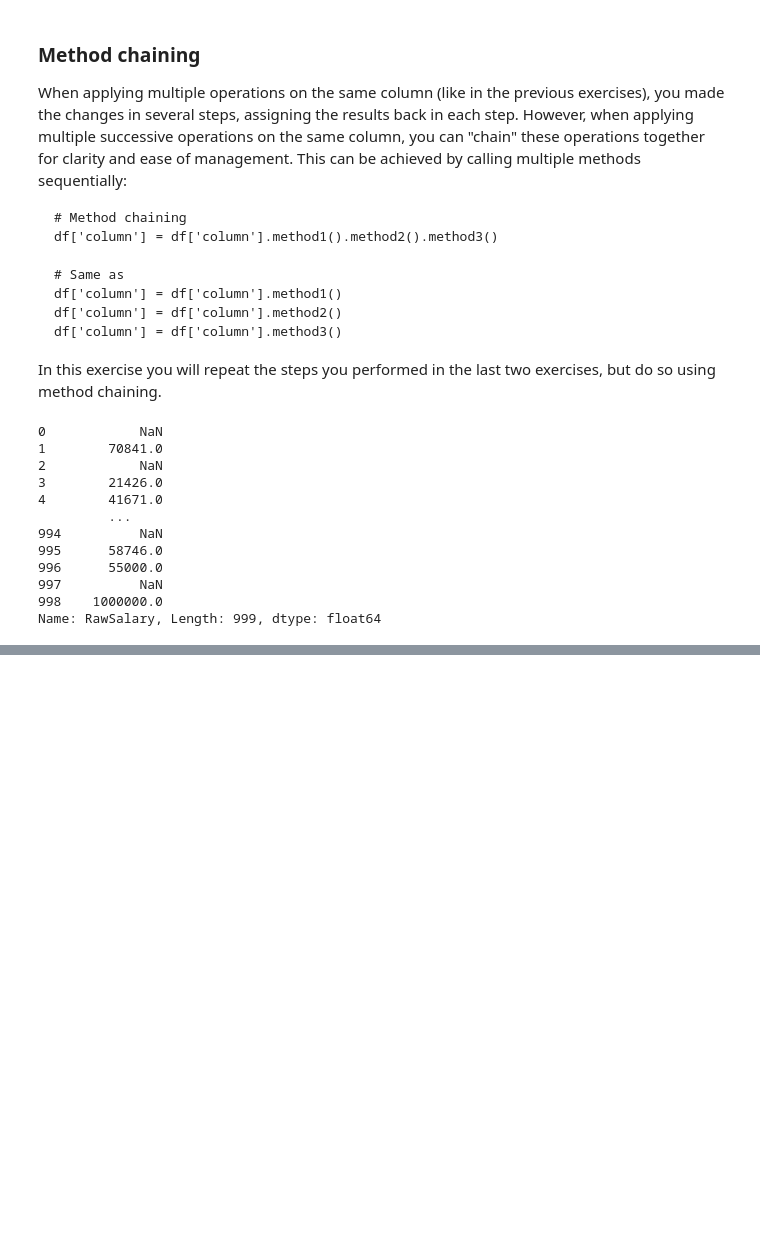
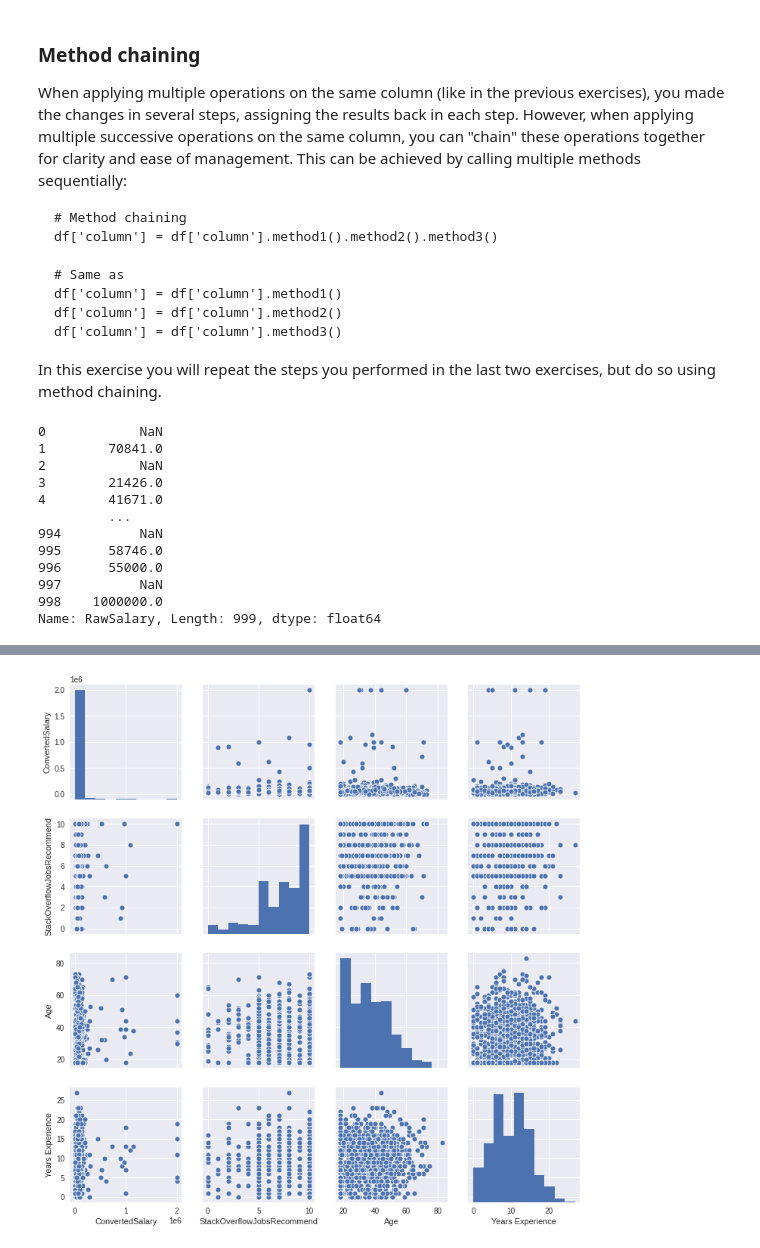
Before and after one commit to thinkerston/DatacampMachineLearningScientist, a Jupyter notebook: 10FeatureEngineeringforMachineLearninginPython/Feature Engineering.ipynb, the cells around one changed output, grey strips where cells are left out. Saved outputs shown, nothing was run; the diff lists cells and outputs as text; code cells hidden in the pictures; blank space fills up the shorter version.

```diff
--- a/10FeatureEngineeringforMachineLearninginPython/Feature Engineering.ipynb
+++ b/10FeatureEngineeringforMachineLearninginPython/Feature Engineering.ipynb
@@ -466,0 +525,12 @@ Name: RawSalary, Length: 999, dtype: float64
+# %%
+# Import packages
+import matplotlib.pyplot as plt
+import seaborn as sns
+
+# Plot pairwise relationships
+sns.pairplot(so_numeric_df)
+
+# Show plot
+plt.show()
+# %% [output]
+[figure, added]
```
Also changed, not shown: parts of 33 cells of this notebook.
